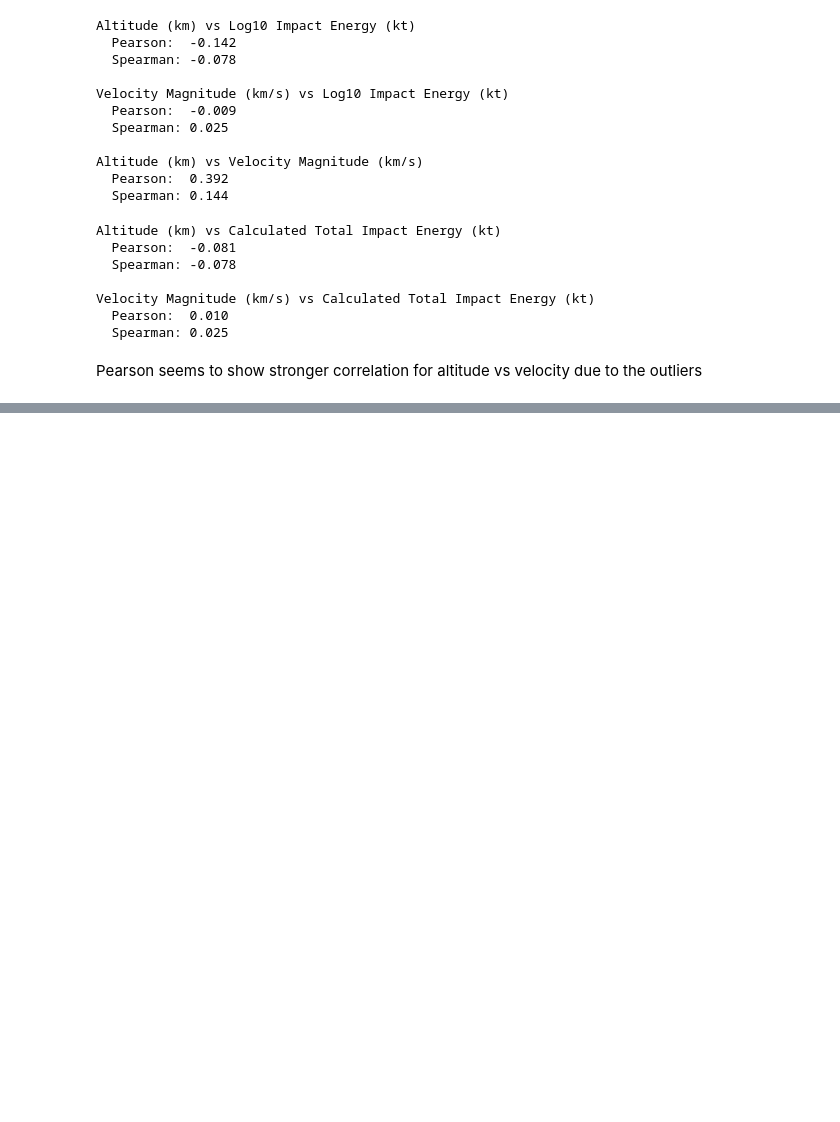
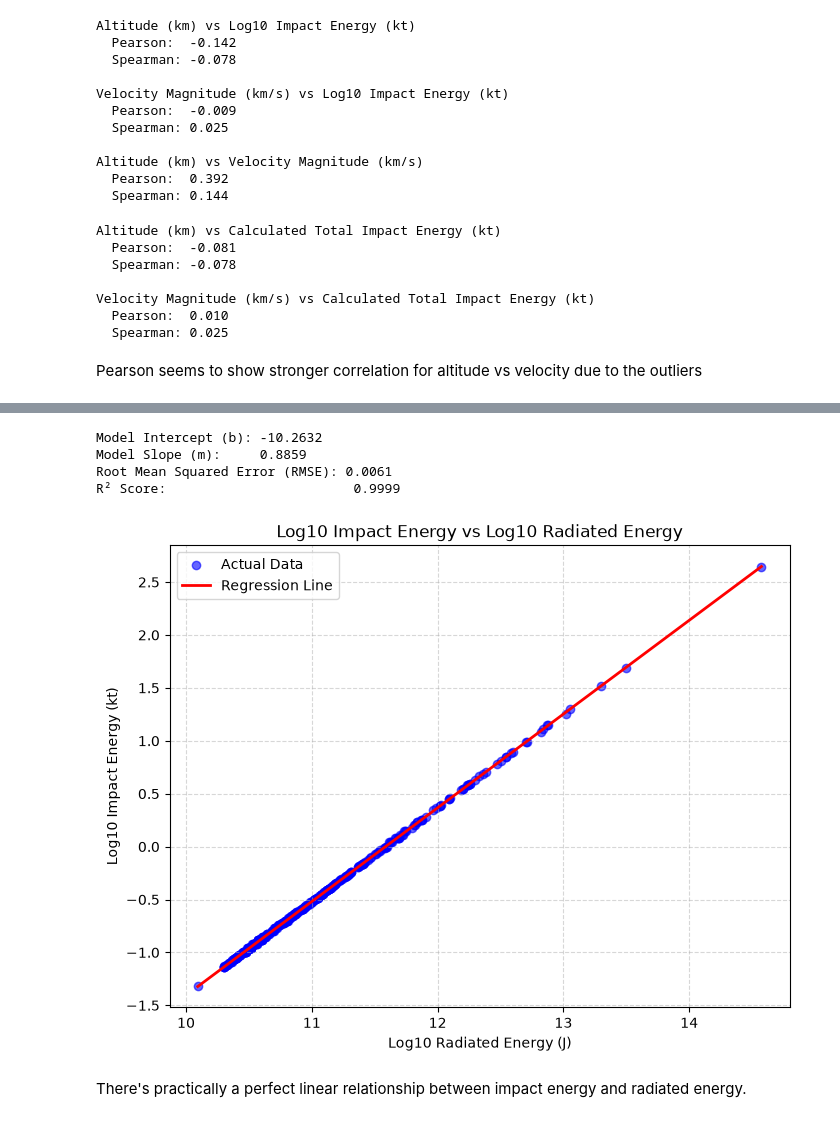
Before and after one commit to SepeZeus/TBA, a Jupyter notebook: fireball.ipynb, the cells around one changed output, grey strips where cells are left out. Cells and saved outputs as stored; diff of their text form; code cells hidden in the pictures; blank space fills up the shorter version.

```diff
--- a/fireball.ipynb
+++ b/fireball.ipynb
@@ -403,0 +427,13 @@ Pearson seems to show stronger correlation for altitude vs velocity due to the o
+# %%
+from sklearn.model_selection import train_test_split
+from sklearn.linear_model import LinearRegression
+from sklearn.metrics import mean_squared_error, r2_score
+
+X = fireball_ml_simple[["Log10 Radiated Energy (J)"]]
+y = fireball_ml_simple[["Log10 Impact Energy (kt)"]]
+
+X_train, X_test, y_train, y_test = train_test_split(X, y, test_size=0.2, random_state=42)
+model = LinearRegression()
+model.fit(X_train, y_train)
+
+fireball_ml_simple[["Log10 Radiated Energy (J)"]]
@@ -403,0 +454,43 @@ Pearson seems to show stronger correlation for altitude vs velocity due to the o
+# %%
+y_pred = model.predict(X_test)
+
+mse = mean_squared_error(y_test, y_pred)
+rmse = np.sqrt(mse)
+r2 = r2_score(y_test, y_pred)
+
+print(f"Model Intercept (b): {model.intercept_[0]:.4f}")
+print(f"Model Slope (m):     {model.coef_[0][0]:.4f}")
+print(f"Root Mean Squared Error (RMSE): {rmse:.4f}")
+print(f"R² Score:                        {r2:.4f}")
+# %% [output]
+Model Intercept (b): -10.2632
+Model Slope (m):     0.8859
+Root Mean Squared Error (RMSE): 0.0061
+R² Score:                        0.9999
+# %%
+plt.figure(figsize=(8, 6))
+
+# Plot actual data points (using full dataset for visualization)
+plt.scatter(X, y, color='blue', alpha=0.6, label='Actual Data')
+
+# Generate a smooth line across the range of X values for the prediction line
+X_line = pd.DataFrame(
+    np.linspace(X.min().values[0], X.max().values[0], 100),
+    columns=X.columns
+)
+y_line = model.predict(X_line)
+
+# Plot the regression line
+plt.plot(X_line, y_line, color='red', linewidth=2, label='Regression Line')
+
+plt.xlabel('Log10 Radiated Energy (J)')
+plt.ylabel('Log10 Impact Energy (kt)')
+plt.title("Log10 Impact Energy vs Log10 Radiated Energy")
+plt.legend()
+plt.grid(True, linestyle='--', alpha=0.5)
+
+plt.show()
+# %% [output]
+[figure, added]
+# %% [markdown]
+There's practically a perfect linear relationship between impact energy and radiated energy.
```
Also changed, not shown: parts of 3 cells of this notebook, 2 other files.
